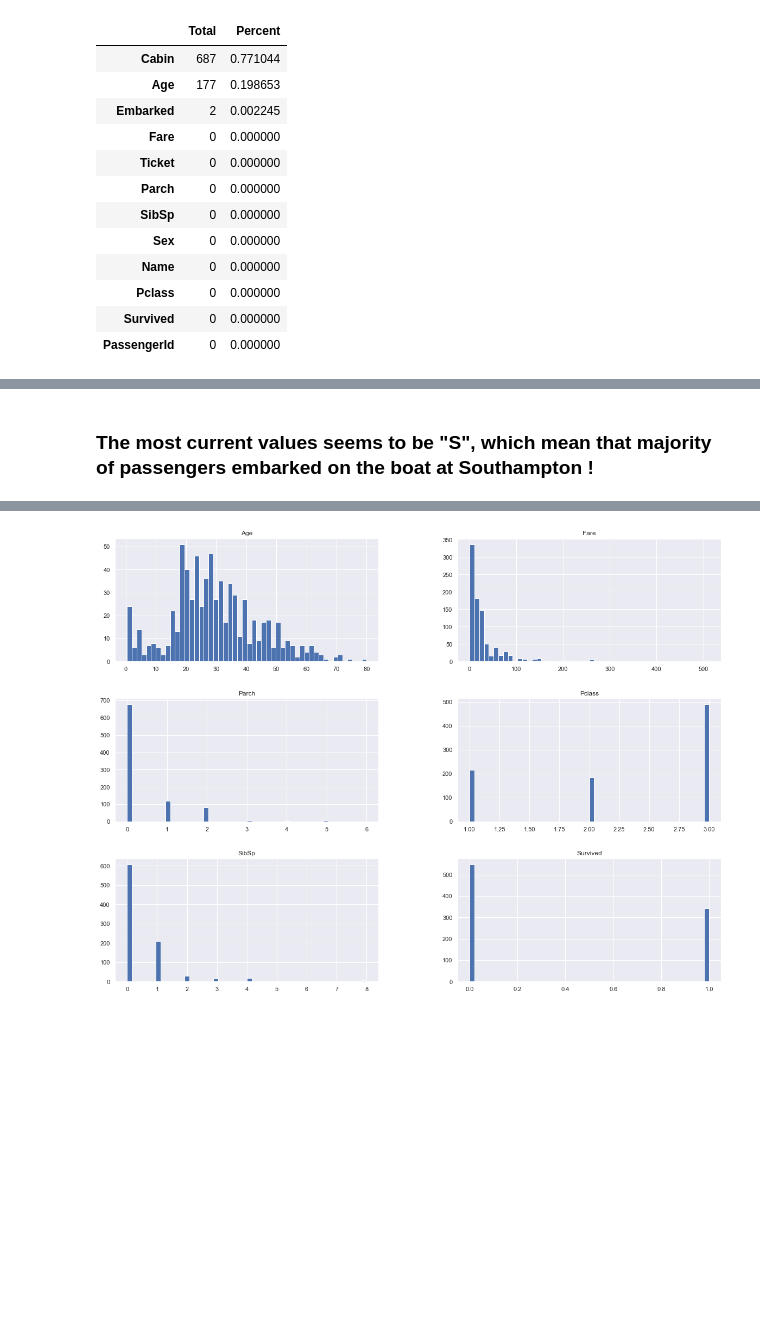
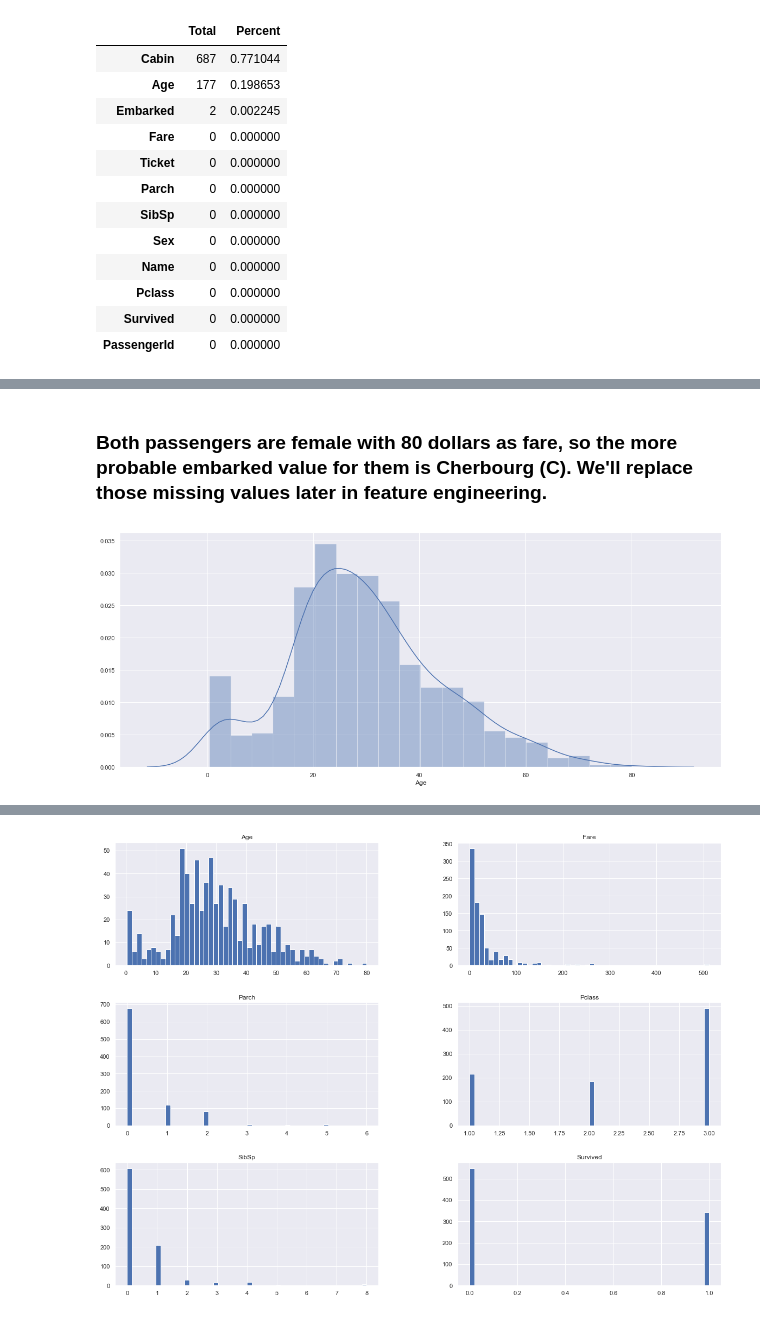
Before and after one commit to nicohlr/kaggle, a Jupyter notebook: titanic/titanic_kaggle_tutorial.ipynb, the cells around one changed output, grey strips where cells are left out. Saved outputs shown, nothing was run; the diff lists cells and outputs as text; code cells hidden in the pictures; blank space fills up the shorter version.

```diff
--- a/titanic/titanic_kaggle_tutorial.ipynb
+++ b/titanic/titanic_kaggle_tutorial.ipynb
@@ -172,2 +178,9 @@ Name: Embarked, dtype: int64
-# %% [markdown]
-### The most current values seems to be "S", which mean that majority of passengers embarked on the boat at Southampton !
+# %% [markdown]
+### Both passengers are female with 80 dollars as fare, so the more probable embarked value for them is Cherbourg (C). We'll replace those missing values later in feature engineering.
+# %%
+plt.figure(figsize=(20, 8))
+a = train_df_raw.copy()
+sns.distplot(a['Age'].dropna())
+plt.show()
+# %% [output]
+[figure, added]
```
Also changed, not shown: parts of 6 cells of this notebook.
